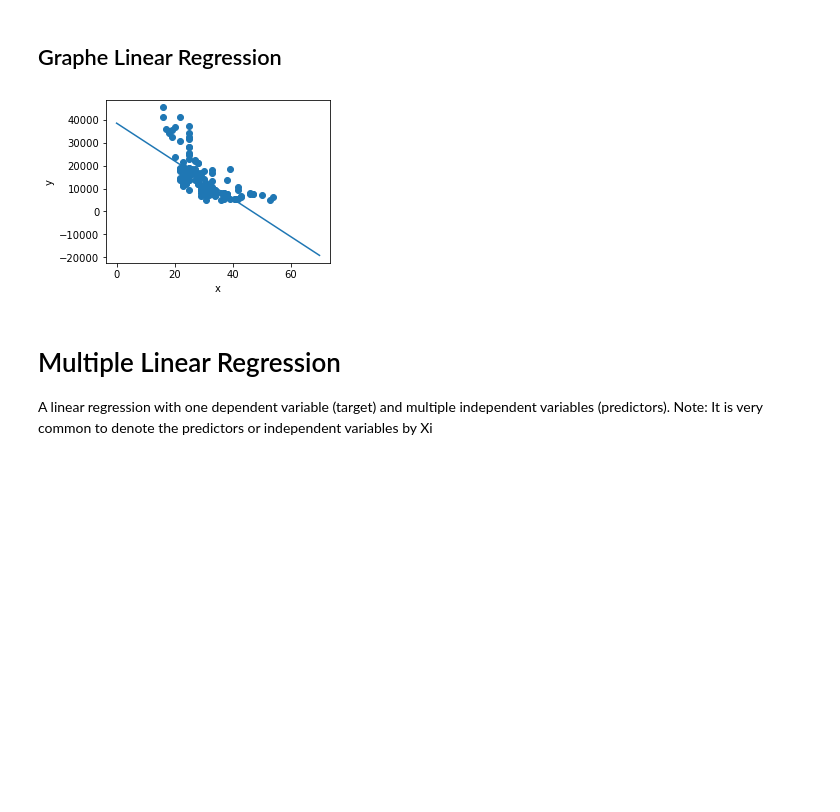
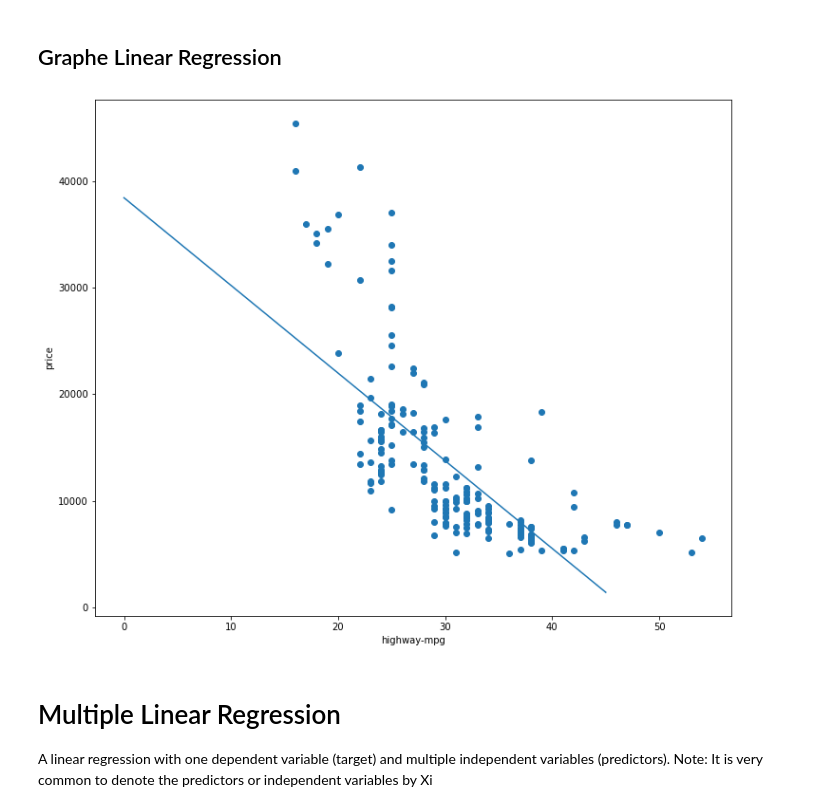
Before and after one commit to aaroncarby/PythonTutorial, a Jupyter notebook: Linear Regression.ipynb, the cells around one changed output. Drawn from its saved outputs; the diff is of its cells as text; code cells hidden in the pictures; blank space fills up the shorter version.

```diff
--- a/Linear Regression.ipynb
+++ b/Linear Regression.ipynb
@@ -99,24 +99,24 @@ lm.intercept_
 <h2>Graphe Linear Regression</h2>
 # %%
 # predict y from the data
-x_new = np.linspace(0, 70, )
+x_new = np.linspace(0, 45, )
 y_new = lm.predict(x_new[:, np.newaxis])
 
 # plot the results
-plt.figure(figsize=(4, 3))
+plt.figure(figsize=(12, 10))
 ax = plt.axes()
 ax.scatter(X, Y)
 ax.plot(x_new, y_new)
 
-ax.set_xlabel('x')
-ax.set_ylabel('y')
+ax.set_xlabel('highway-mpg')
+ax.set_ylabel('price')
 
-ax.axis('tight')
+
 
 
 plt.show()
 # %% [output]
-[figure, old version]
+[figure, new version]
 # %% [markdown]
 # Multiple Linear Regression
 <p>A linear regression with one dependent variable (target) and multiple independent variables (predictors).
```
Also changed, not shown: parts of 5 cells of this notebook.
